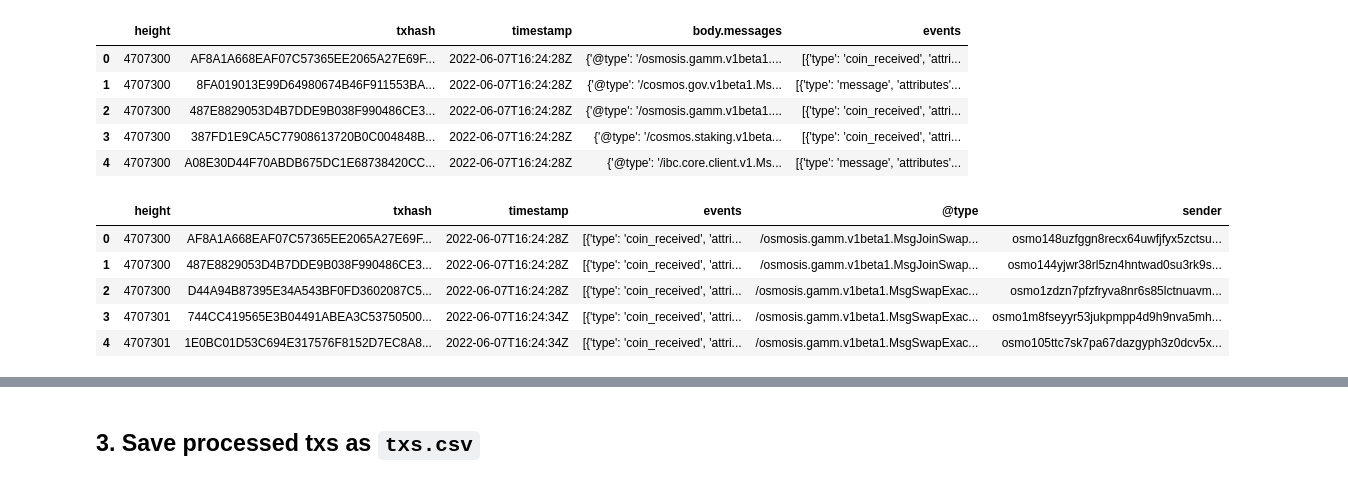
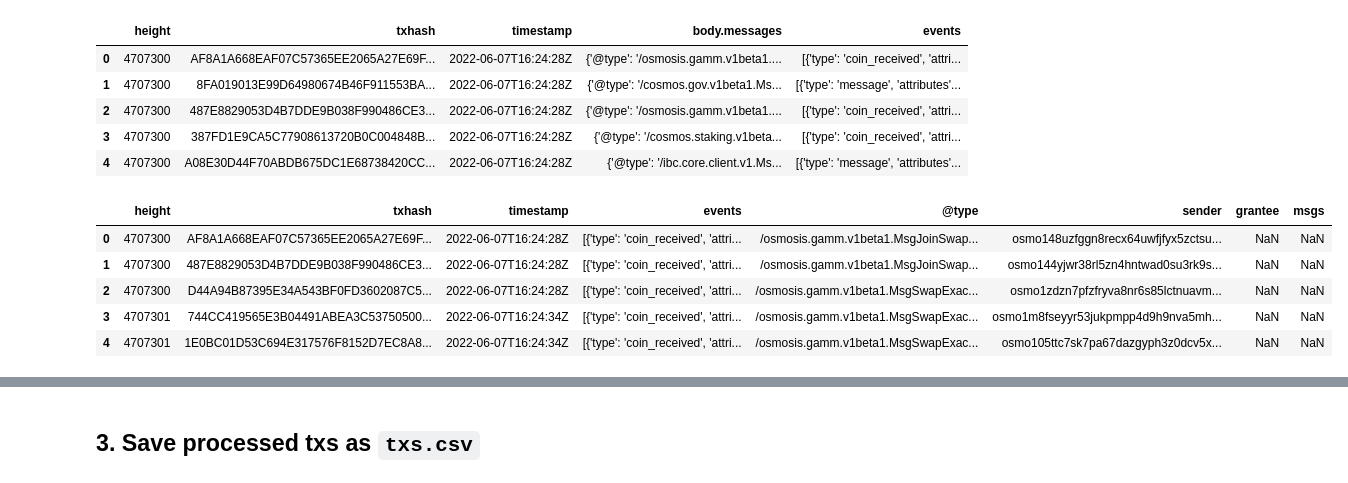
Before and after one commit to niccoloraspa/osmosis-halt-data, a Jupyter notebook: transactions.ipynb, the cells around one changed output, grey strips where cells are left out. Drawn from its saved outputs; the diff is of its cells as text; code cells hidden in the pictures.

```diff
--- a/transactions.ipynb
+++ b/transactions.ipynb
@@ -16,6 +16,7 @@ HALT_HEIGHT = 4713064
 
 GAMM_MSG_PREFIX = "/osmosis.gamm.v1beta1"
 UNPOOL_WHITELISTED_MSG = "/osmosis.superfluid.MsgUnPoolWhitelistedPool"
+EXEC_MSG = "/cosmos.authz.v1beta1.MsgExec"
 # %% [markdown]
 ## 0. Download block data
 
@@ -131,22 +132,24 @@ df.head()
 | 3 | 4707300 | 387FD1E9CA5C77908613720B0C004848B... | 2022-06-07T16:24:28Z | {'@type': '/cosmos.staking.v1beta... | [{'type': 'coin_received', 'attri... |
 | 4 | 4707300 | A08E30D44F70ABDB675DC1E68738420CC... | 2022-06-07T16:24:28Z | {'@type': '/ibc.core.client.v1.Ms... | [{'type': 'message', 'attributes'... |
 # %%
-# Expand messages (we just need type and sender, execution data will come from events)
-df = df.join(pd.json_normalize(df["body.messages"])[["@type", "sender"]])
+# Expand messages (but execution data will come from events)
+df = df.join(pd.json_normalize(df["body.messages"])[["@type", "sender", "grantee", "msgs"]])
 df.drop(columns=["body.messages"], inplace=True)
 
 # Filter messages
-df = df[(df["@type"].str.contains(GAMM_MSG_PREFIX)) | (df["@type"] == UNPOOL_WHITELISTED_MSG)]
+df = df[(df["@type"].str.contains(GAMM_MSG_PREFIX)) | (df["@type"] == UNPOOL_WHITELISTED_MSG) | (df["@type"] == EXEC_MSG)]
+execs_msgs_if_gamm = df[df["@type"] == EXEC_MSG].msgs.apply(lambda c: True if [m for m in c if GAMM_MSG_PREFIX in m["@type"]] else False)
+df.drop(execs_msgs_if_gamm[execs_msgs_if_gamm == False].index, axis=0, inplace=True)
 df.reset_index(inplace=True, drop=True)
 
 df.head()
 # %% [output]
-|  | height | txhash | timestamp | events | @type | sender |
-| 0 | 4707300 | AF8A1A668EAF07C57365EE2065A27E69F... | 2022-06-07T16:24:28Z | [{'type': 'coin_received', 'attri... | /osmosis.gamm.v1beta1.MsgJoinSwap... | osmo148uzfggn8recx64uwfjfyx5zctsu... |
-| 1 | 4707300 | 487E8829053D4B7DDE9B038F990486CE3... | 2022-06-07T16:24:28Z | [{'type': 'coin_received', 'attri... | /osmosis.gamm.v1beta1.MsgJoinSwap... | osmo144yjwr38rl5zn4hntwad0su3rk9s... |
-| 2 | 4707300 | D44A94B87395E34A543BF0FD3602087C5... | 2022-06-07T16:24:28Z | [{'type': 'coin_received', 'attri... | /osmosis.gamm.v1beta1.MsgSwapExac... | osmo1zdzn7pfzfryva8nr6s85lctnuavm... |
-| 3 | 4707301 | 744CC419565E3B04491ABEA3C53750500... | 2022-06-07T16:24:34Z | [{'type': 'coin_received', 'attri... | /osmosis.gamm.v1beta1.MsgSwapExac... | osmo1m8fseyyr53jukpmpp4d9h9nva5mh... |
-| 4 | 4707301 | 1E0BC01D53C694E317576F8152D7EC8A8... | 2022-06-07T16:24:34Z | [{'type': 'coin_received', 'attri... | /osmosis.gamm.v1beta1.MsgSwapExac... | osmo105ttc7sk7pa67dazgyph3z0dcv5x... |
+|  | height | txhash | timestamp | events | @type | sender | grantee | msgs |
+| 0 | 4707300 | AF8A1A668EAF07C57365EE2065A27E69F... | 2022-06-07T16:24:28Z | [{'type': 'coin_received', 'attri... | /osmosis.gamm.v1beta1.MsgJoinSwap... | osmo148uzfggn8recx64uwfjfyx5zctsu... | NaN | NaN |
+| 1 | 4707300 | 487E8829053D4B7DDE9B038F990486CE3... | 2022-06-07T16:24:28Z | [{'type': 'coin_received', 'attri... | /osmosis.gamm.v1beta1.MsgJoinSwap... | osmo144yjwr38rl5zn4hntwad0su3rk9s... | NaN | NaN |
+| 2 | 4707300 | D44A94B87395E34A543BF0FD3602087C5... | 2022-06-07T16:24:28Z | [{'type': 'coin_received', 'attri... | /osmosis.gamm.v1beta1.MsgSwapExac... | osmo1zdzn7pfzfryva8nr6s85lctnuavm... | NaN | NaN |
+| 3 | 4707301 | 744CC419565E3B04491ABEA3C53750500... | 2022-06-07T16:24:34Z | [{'type': 'coin_received', 'attri... | /osmosis.gamm.v1beta1.MsgSwapExac... | osmo1m8fseyyr53jukpmpp4d9h9nva5mh... | NaN | NaN |
+| 4 | 4707301 | 1E0BC01D53C694E317576F8152D7EC8A8... | 2022-06-07T16:24:34Z | [{'type': 'coin_received', 'attri... | /osmosis.gamm.v1beta1.MsgSwapExac... | osmo105ttc7sk7pa67dazgyph3z0dcv5x... | NaN | NaN |
 # %%
 # define routine to extract data from events
 def process_msg_events(row):
```
Also changed, not shown: parts of 21 cells of this notebook, 3 other files.
